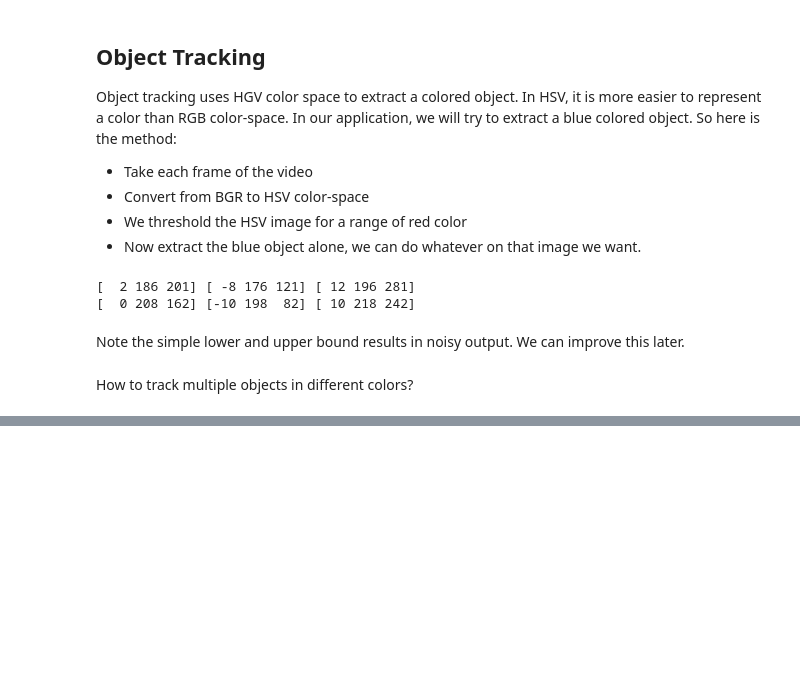
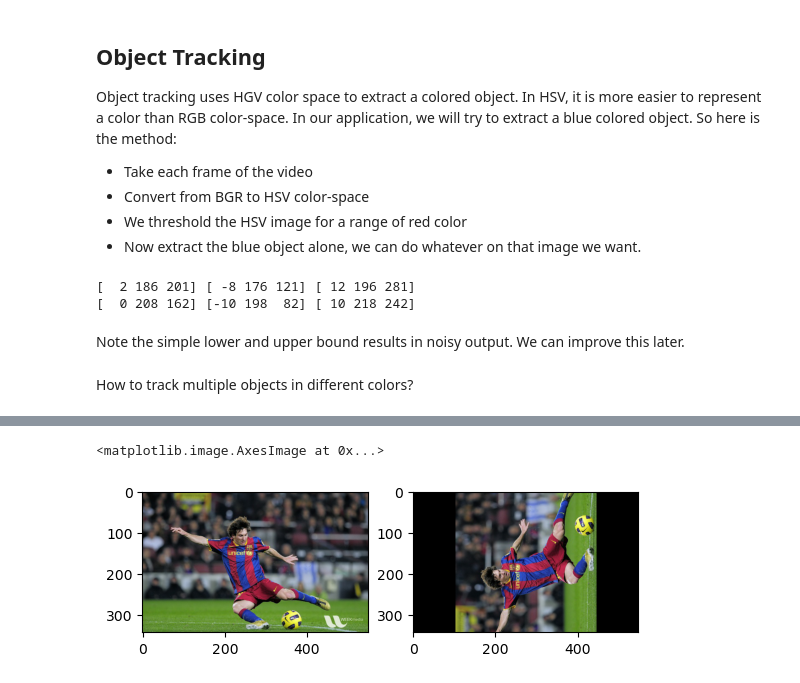
Before and after one commit to YangyangFu/slam-practice, a Jupyter notebook: opencv-python/3-image-processing.ipynb, the cells around one changed output, grey strips where cells are left out. Cells and saved outputs as stored; diff of their text form; code cells hidden in the pictures; blank space fills up the shorter version.

```diff
--- a/opencv-python/3-image-processing.ipynb
+++ b/opencv-python/3-image-processing.ipynb
@@ -164,0 +232,15 @@ cv.destroyAllWindows()
+# %%
+img = cv.imread('messi5.jpg')
+rows, cols, channels = img.shape
+
+M = cv.getRotationMatrix2D((cols/2, rows/2), 90, 1)
+dst = cv.warpAffine(img, M, (cols, rows))
+
+plt.subplot(1,2,1)
+plt.imshow(img[:,:, ::-1])
+
+plt.subplot(1,2,2)
+plt.imshow(dst[:,:, ::-1])
+# %% [output]
+<matplotlib.image.AxesImage at 0x...>
+[figure, added]
```
Also changed, not shown: parts of 16 cells of this notebook.
